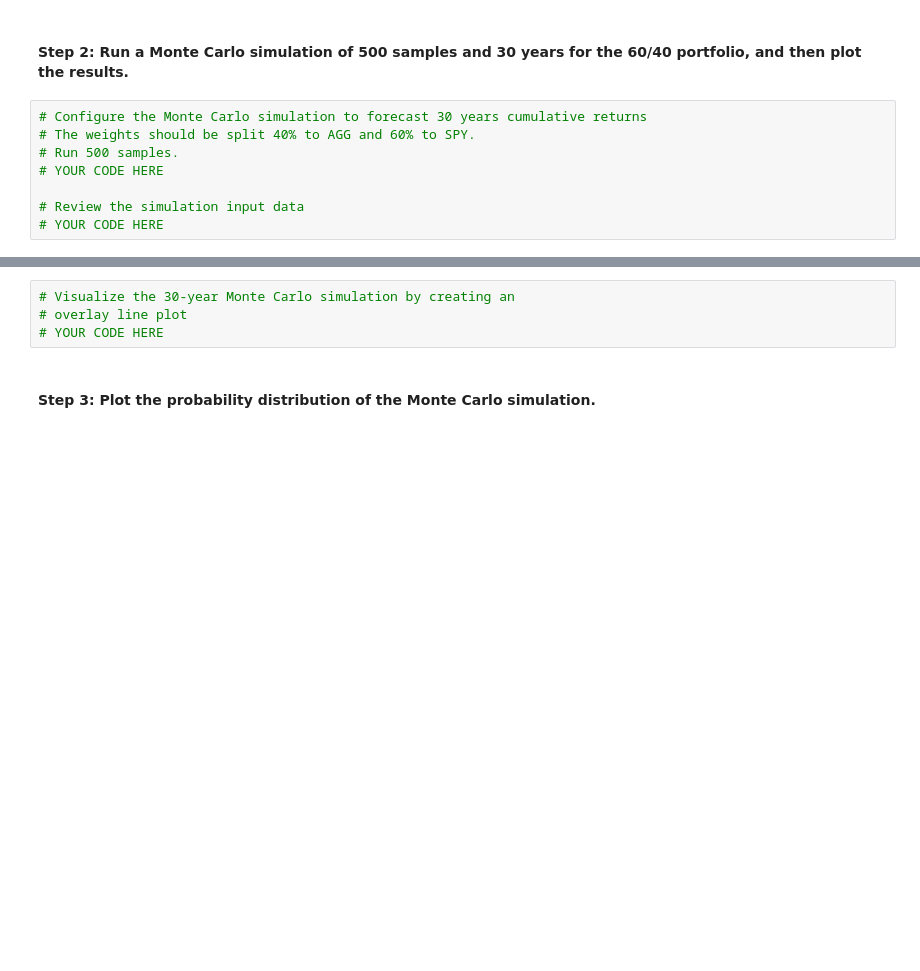
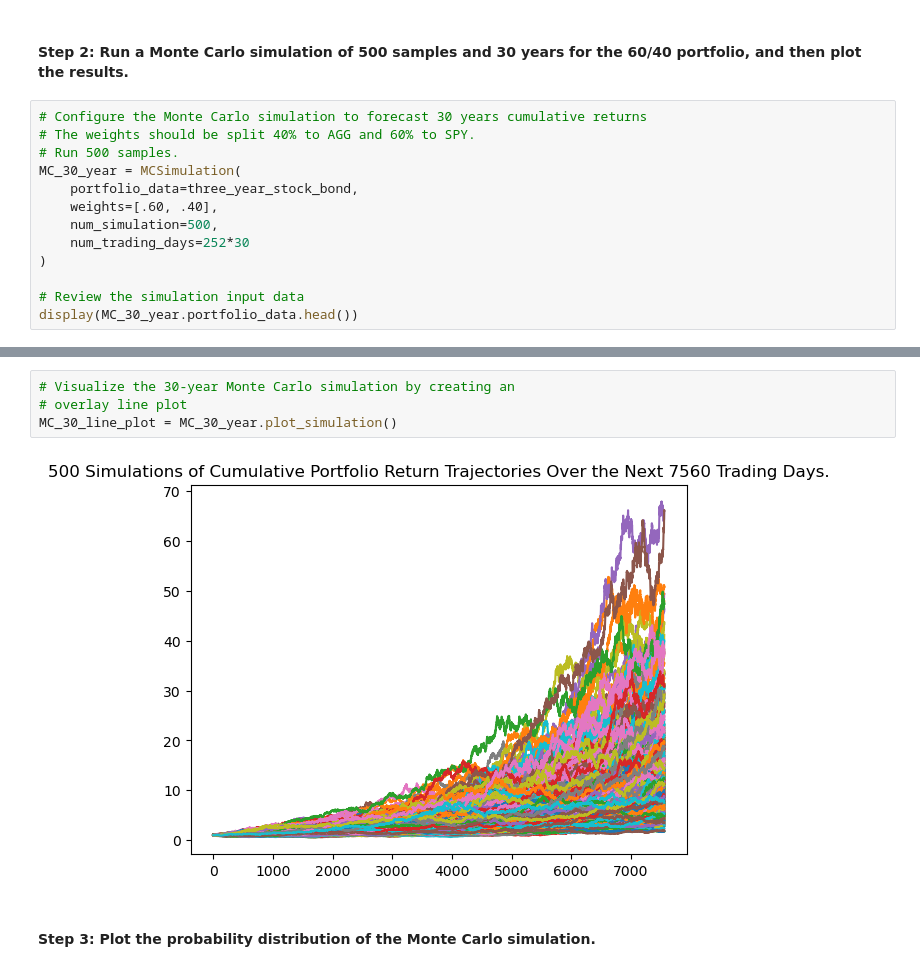
Before and after one commit to djohnst914/Evaluate_Financial_Health_Tool, a Jupyter notebook: financial_planning_tools.ipynb, the cells around one changed output, grey strips where cells are left out. Cells and saved outputs as stored; diff of their text form; blank space fills up the shorter version.

Commit message:
run/plot monte carlo simulation

```diff
--- a/financial_planning_tools.ipynb
+++ b/financial_planning_tools.ipynb
@@ -480,7 +480,12 @@ display(three_year_stock_bond.tail())
 # Configure the Monte Carlo simulation to forecast 30 years cumulative returns
 # The weights should be split 40% to AGG and 60% to SPY.
 # Run 500 samples.
-# YOUR CODE HERE
+MC_30_year = MCSimulation(
+    portfolio_data=three_year_stock_bond,
+    weights=[.60, .40],
+    num_simulation=500,
+    num_trading_days=252*30
+)
 
 # Review the simulation input data
-# YOUR CODE HERE
+display(MC_30_year.portfolio_data.head())
@@ -490,7 +526,9 @@ display(three_year_stock_bond.tail())
 # %%
 # Visualize the 30-year Monte Carlo simulation by creating an
 # overlay line plot
-# YOUR CODE HERE
+MC_30_line_plot = MC_30_year.plot_simulation()
+# %% [output]
+[figure, added]
 # %% [markdown]
 #### Step 3: Plot the probability distribution of the Monte Carlo simulation.
 # %%
```
Also changed, not shown: parts of 2 cells of this notebook.
